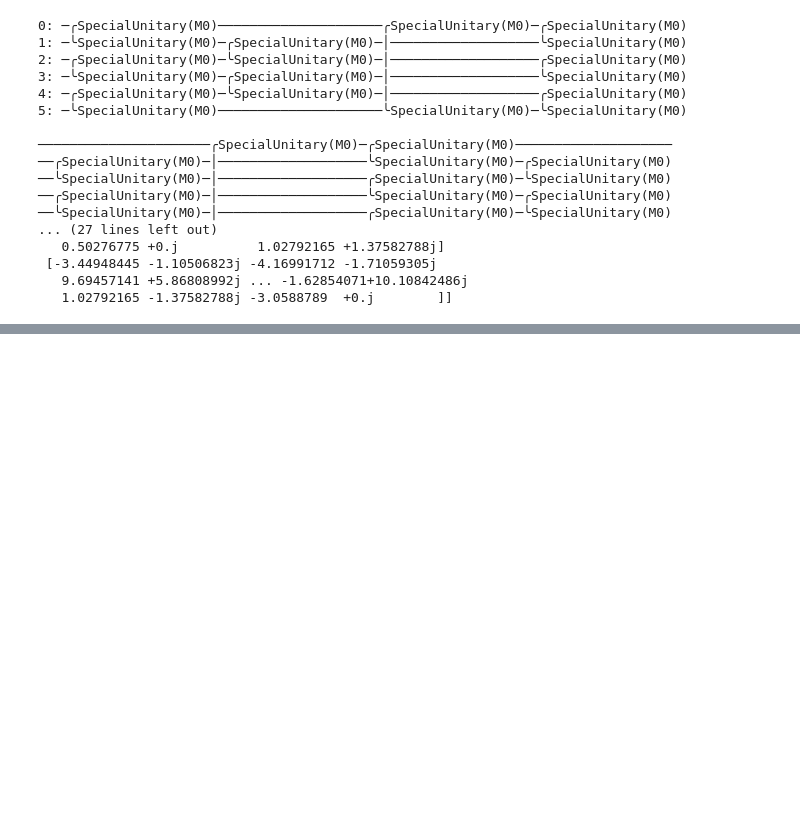
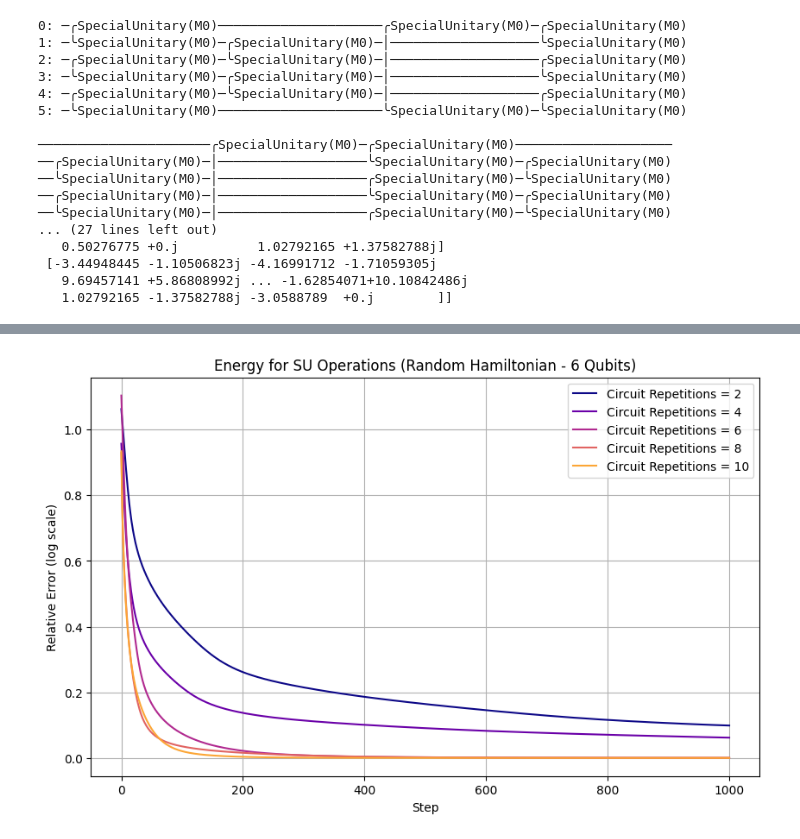
Before and after one commit to MSRudolph/SUN-circuits, a Jupyter notebook: SU(N).ipynb, the cells around one changed output, grey strips where cells are left out. Saved outputs shown, nothing was run; the diff lists cells and outputs as text; code cells hidden in the pictures; blank space fills up the shorter version.

```diff
--- a/SU(N).ipynb
+++ b/SU(N).ipynb
@@ -160,0 +242,29 @@ def optimize(i, operation): # i stands for repetition index
+# %%
+# Load the Dictionary
+
+file_path_1 ='C:/Users/DELL/OneDrive/Documents/GitHub/SUN-circuits/Graphs/Plot_Data/Random_Hamiltonian_SU_6_0ip.pkl'
+file_path_2 = 'C:/Users/DELL/OneDrive/Documents/GitHub/SUN-circuits/Graphs/Plot_Data/Random_Hamiltonian_2_Qub_Decomp_6_0ip.pkl'
+# Loading the dictionary (for reference)
+
+# Loading the dictionaries
+with open(file_path_1, 'rb') as f:
+    dict1 = pickle.load(f)
+
+with open(file_path_2, 'rb') as f:
+    dict2 = pickle.load(f)
+# %%
+plt.figure(figsize=(10, 6))
+error_dict = dict2
+for i, (rep, error) in enumerate(error_dict.items()):
+    color = plt.cm.plasma(i / len(error_dict))  # Get color from a colormap
+    plt.plot(np.arange(len(error)), error, color=color, label=f"Circuit Repetitions = {rep}")  # Label each curve
+
+#plt.yscale('log')  # Set y-axis to logarithmic scale
+plt.title("Energy for SU Operations (Random Hamiltonian - 6 Qubits)")
+plt.xlabel("Step")
+plt.ylabel("Relative Error (log scale)")
+plt.legend()
+plt.grid(True)
+plt.show()
+# %% [output]
+[figure, added]
```
Also changed, not shown: parts of 6 cells of this notebook, 9 other files.
